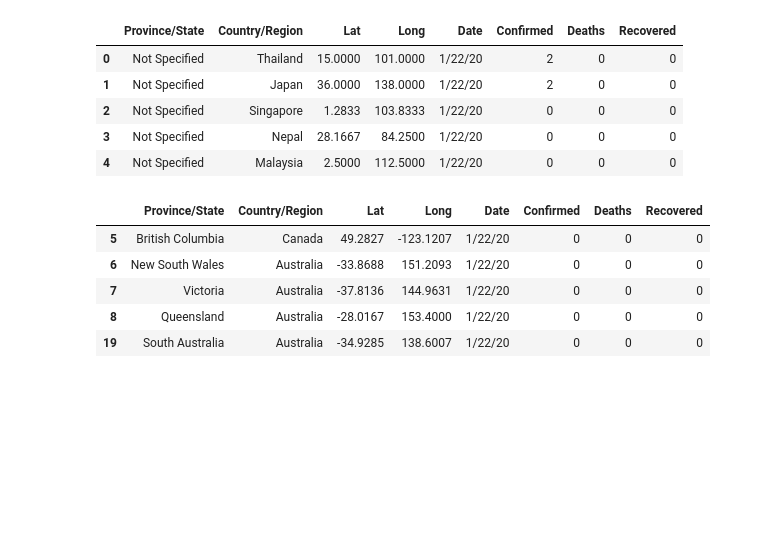
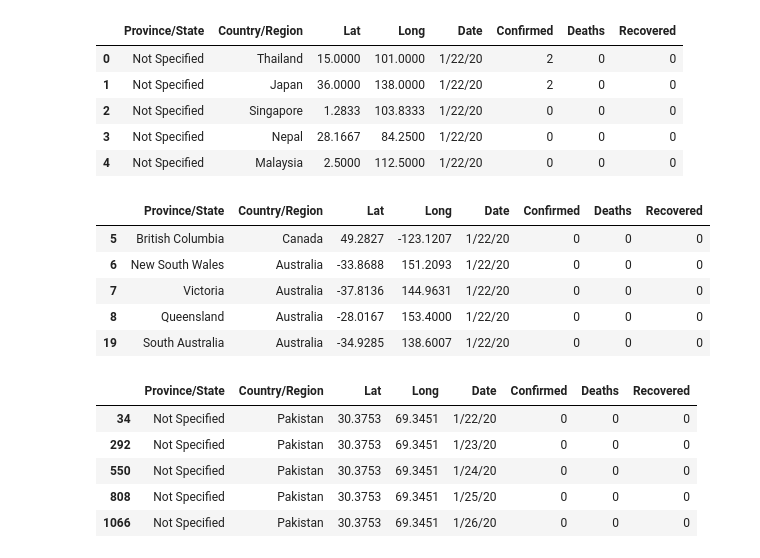
Before and after one commit to talha915/COVID19, a Jupyter notebook: CoronaVirusPrediction.ipynb, the cells around one changed output. Cells and saved outputs as stored; diff of their text form; code cells hidden in the pictures; blank space fills up the shorter version.

```diff
--- a/CoronaVirusPrediction.ipynb
+++ b/CoronaVirusPrediction.ipynb
@@ -36,3 +36,12 @@ copy_corona_data[copy_corona_data['Province/State'] !='Not Specified'].head()
 | 7 | Victoria | Australia | -37.8136 | 144.9631 | 1/22/20 | 0 | 0 | 0 |
 | 8 | Queensland | Australia | -28.0167 | 153.4000 | 1/22/20 | 0 | 0 | 0 |
 | 19 | South Australia | Australia | -34.9285 | 138.6007 | 1/22/20 | 0 | 0 | 0 |
+# %%
+copy_corona_data[(copy_corona_data['Country/Region'] == 'Pakistan')].head()
+# %% [output]
+|  | Province/State | Country/Region | Lat | Long | Date | Confirmed | Deaths | Recovered |
+| 34 | Not Specified | Pakistan | 30.3753 | 69.3451 | 1/22/20 | 0 | 0 | 0 |
+| 292 | Not Specified | Pakistan | 30.3753 | 69.3451 | 1/23/20 | 0 | 0 | 0 |
+| 550 | Not Specified | Pakistan | 30.3753 | 69.3451 | 1/24/20 | 0 | 0 | 0 |
+| 808 | Not Specified | Pakistan | 30.3753 | 69.3451 | 1/25/20 | 0 | 0 | 0 |
+| 1066 | Not Specified | Pakistan | 30.3753 | 69.3451 | 1/26/20 | 0 | 0 | 0 |
```
Also changed, not shown: parts of 10 cells of this notebook.
